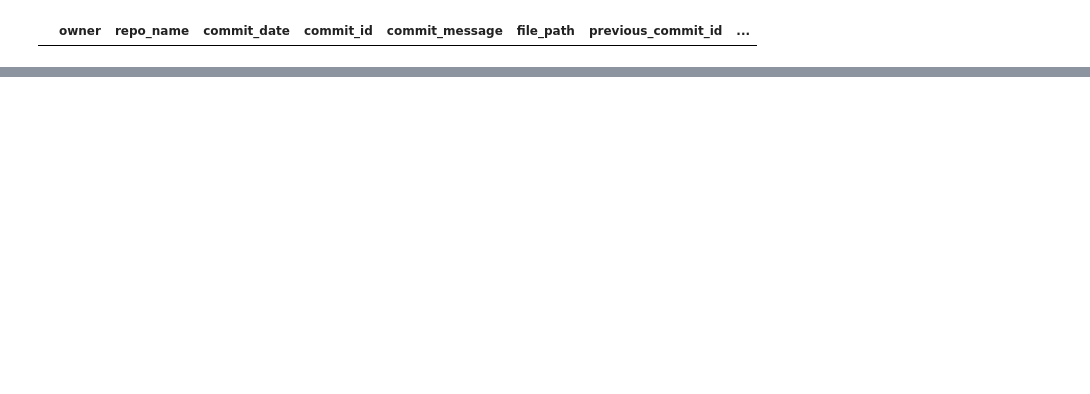
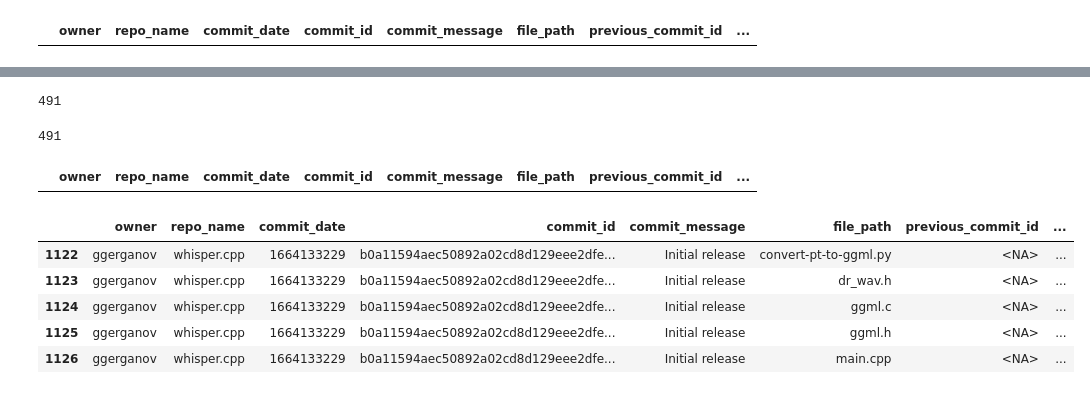
Before and after one commit to Siddharth-Gandhi/ds, a Jupyter notebook: notebooks/temp.ipynb, the cells around one changed output, grey strips where cells are left out. Cells and saved outputs as stored; diff of their text form; code cells hidden in the pictures; blank space fills up the shorter version.

```diff
--- a/notebooks/temp.ipynb
+++ b/notebooks/temp.ipynb
@@ -309,0 +325,14 @@ False
+# %%
+len(set(gg_commit_ids))
+# %% [output]
+491
+# %%
+# unique commit ids in gg_df
+len(gg_df.commit_id.unique())
+# %% [output]
+491
+# %%
+# compare the commit ids with the commit ids in gg_df
+gg_df[~gg_df['commit_id'].isin(gg_commit_ids)]
+# %% [output]
+|  | owner | repo_name | commit_date | commit_id | commit_message | file_path | previous_commit_id | ... |
@@ -309,0 +345,9 @@ False
+# %%
+gg_df[gg_df['commit_id'] == 'b0a11594aec50892a02cd8d129eee2dfe93a8bb8']
+# %% [output]
+|  | owner | repo_name | commit_date | commit_id | commit_message | file_path | previous_commit_id | ... |
+| 1122 | ggerganov | whisper.cpp | 1664133229 | b0a11594aec50892a02cd8d129eee2dfe... | Initial release | convert-pt-to-ggml.py | <NA> | ... |
+| 1123 | ggerganov | whisper.cpp | 1664133229 | b0a11594aec50892a02cd8d129eee2dfe... | Initial release | dr_wav.h | <NA> | ... |
+| 1124 | ggerganov | whisper.cpp | 1664133229 | b0a11594aec50892a02cd8d129eee2dfe... | Initial release | ggml.c | <NA> | ... |
+| 1125 | ggerganov | whisper.cpp | 1664133229 | b0a11594aec50892a02cd8d129eee2dfe... | Initial release | ggml.h | <NA> | ... |
+| 1126 | ggerganov | whisper.cpp | 1664133229 | b0a11594aec50892a02cd8d129eee2dfe... | Initial release | main.cpp | <NA> | ... |
```
Also changed, not shown: parts of 14 cells of this notebook, 6 other files.
